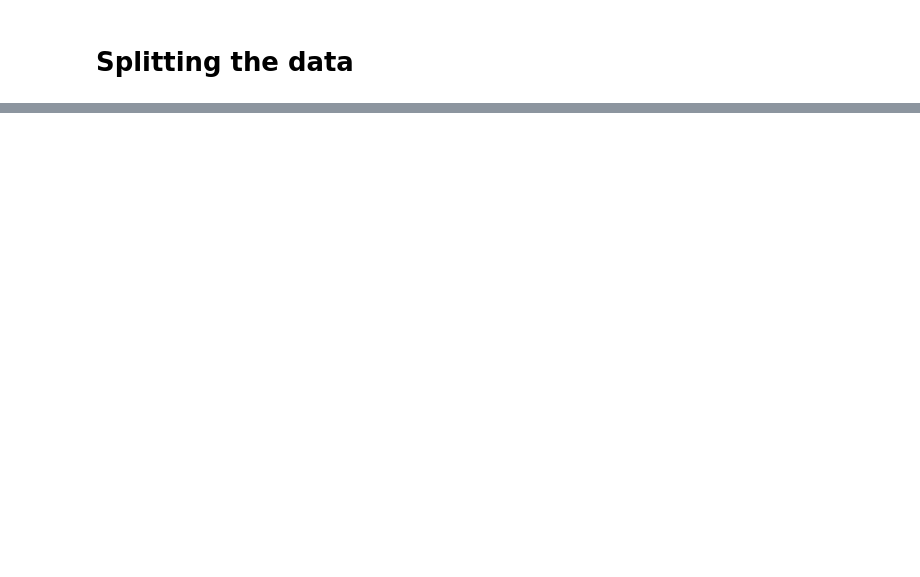
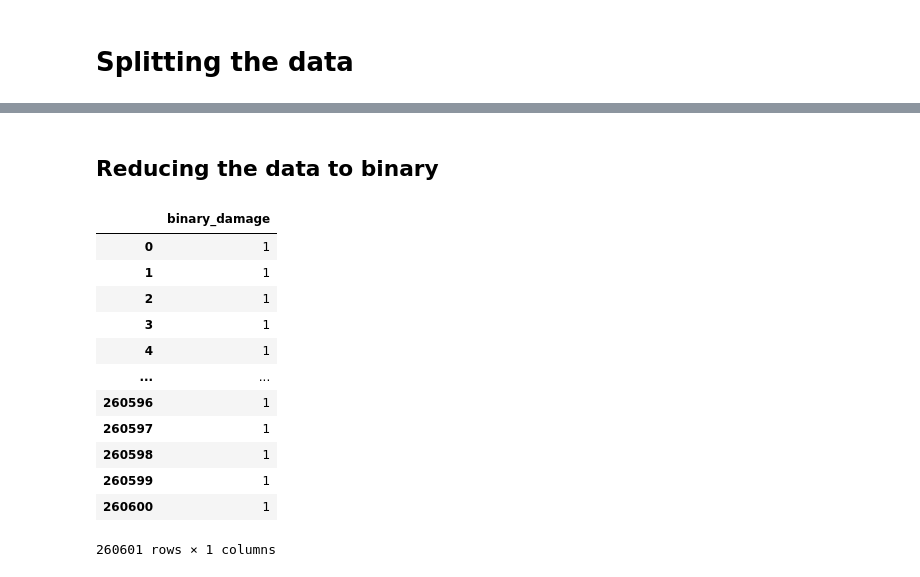
Before and after one commit to adamjasinski/richter-predictor, a Jupyter notebook: explore/explore_saf.ipynb, the cells around one changed output, grey strips where cells are left out. Saved outputs shown, nothing was run; the diff lists cells and outputs as text; code cells hidden in the pictures; blank space fills up the shorter version.

Commit message:
binary

```diff
--- a/explore/explore_saf.ipynb
+++ b/explore/explore_saf.ipynb
@@ -91,0 +460,28 @@ full_data["geo3_encoded"] = full_data.groupby("geo_level_3_id")["damage_grade"].
+# %% [markdown]
+## Reducing the data to binary
+# %%
+def scaler(n):
+    if n == 1:
+        return 0
+    if n>1:
+        return 1
+# %%
+y["binary_damage"] = y["damage_grade"].apply(scaler)
+# %%
+new_y = y.drop(columns="damage_grade")
+# %%
+new_y
+# %% [output]
+|  | binary_damage |
+| 0 | 1 |
+| 1 | 1 |
+| 2 | 1 |
+| 3 | 1 |
+| 4 | 1 |
+| ... | ... |
+| 260596 | 1 |
+| 260597 | 1 |
+| 260598 | 1 |
+| 260599 | 1 |
+| 260600 | 1 |
+260601 rows × 1 columns
```
Also changed, not shown: parts of 47 cells of this notebook.
